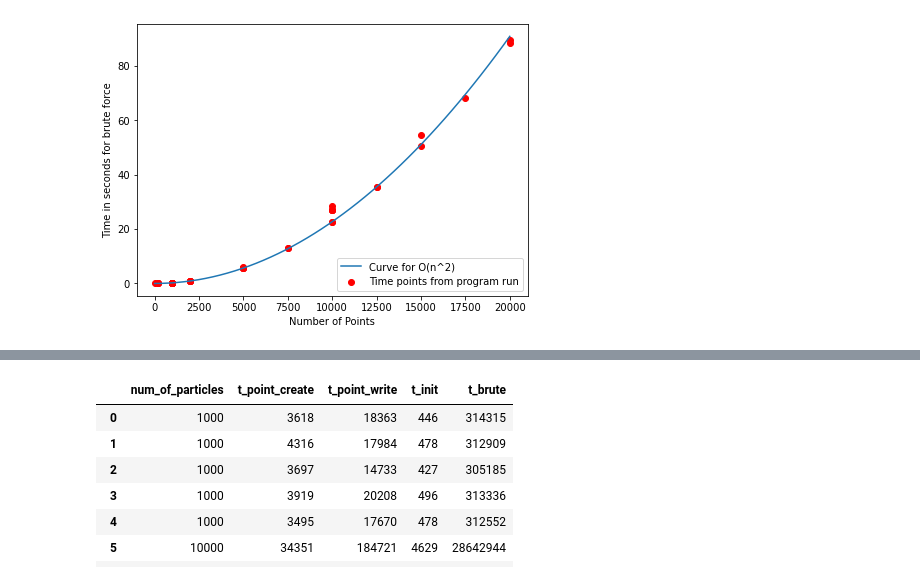
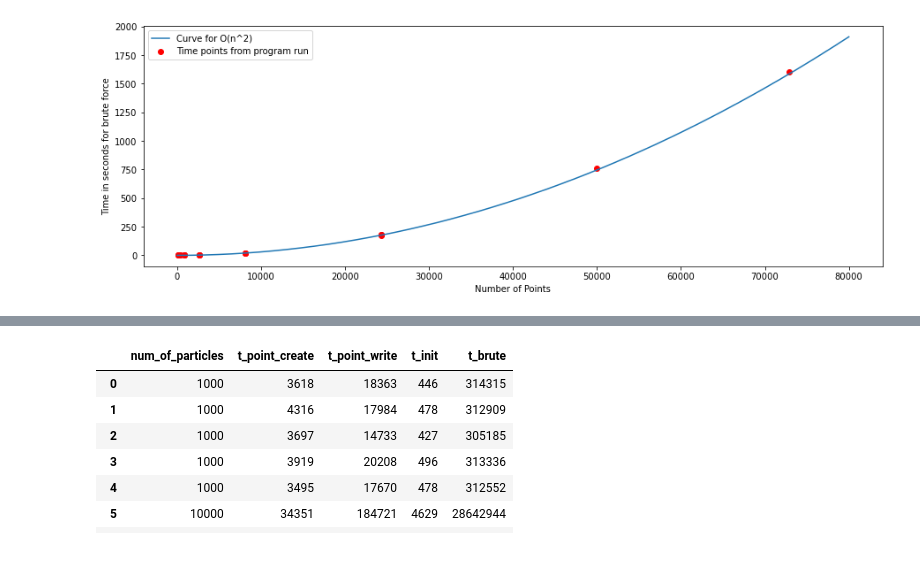
Before and after one commit to pritipriya-dasbehera/NearestNeighbours, a Jupyter notebook: Graphs.ipynb, the cells around one changed output, grey strips where cells are left out. Drawn from its saved outputs; the diff is of its cells as text; code cells hidden in the pictures.

```diff
--- a/Graphs.ipynb
+++ b/Graphs.ipynb
@@ -4,18 +4,18 @@ import matplotlib.pyplot as plt
 import numpy as np
 %matplotlib inline
 # %%
-time = pd.read_csv("time.csv")
+time = pd.read_csv("time2.csv")
 # %%
-x = np.linspace(0,20000,num=50)
-y = (x**2)/(4.4*10**6)
+x = np.linspace(0,80000,num=50)
+y = (x**2)/(3.35*10**6)
 # %%
-plt.figure(figsize=(7, 5))
+plt.figure(figsize=(15, 5))
 plt.xlabel("Number of Points")
 plt.ylabel("Time in seconds for brute force")
 
 plt.scatter(x=time.num_of_particles, y=time.t_brute/10**6, color="r", label="Time points from program run")
 plt.plot(x,y,label="Curve for O(n^2)")
-plt.legend(loc="lower right")
+plt.legend()
 plt.savefig("brute.jpg")
 # %% [output]
-[figure, old version]
+[figure, new version]
```
Also changed, not shown: parts of 4 cells of this notebook, 6 other files.
